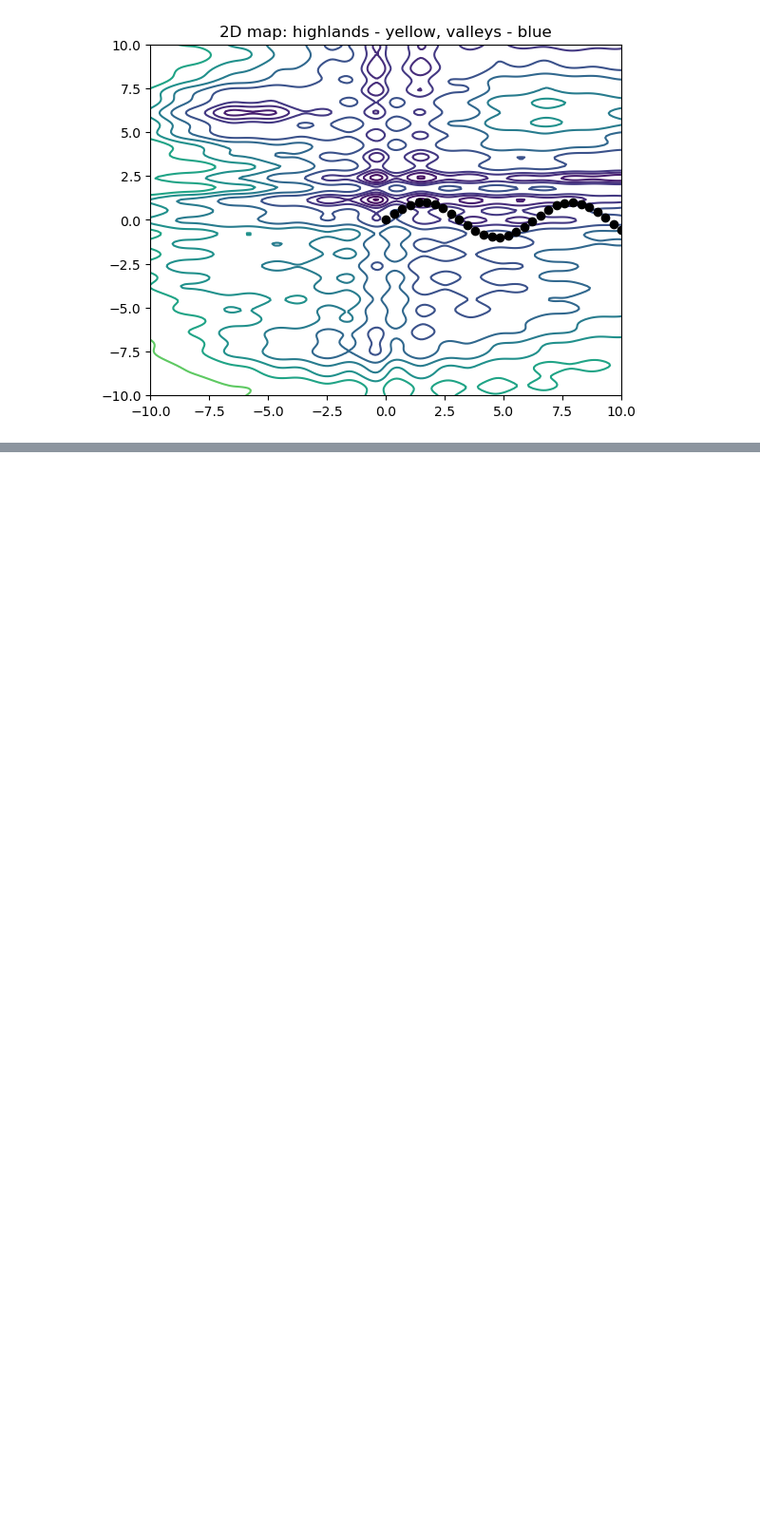
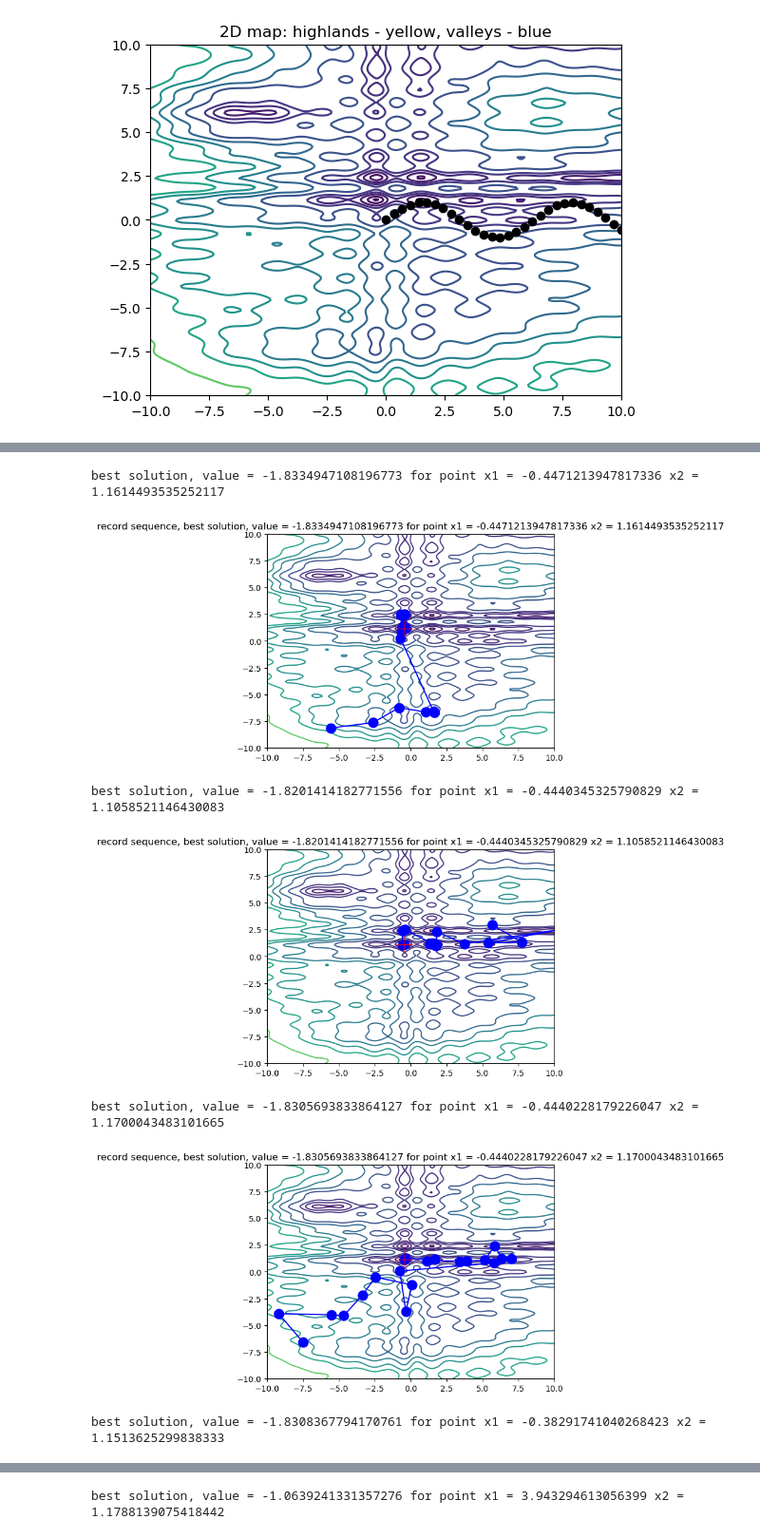
Before and after one commit to kizerek321/AI, a Jupyter notebook: LAB2/02_annealing.ipynb, the cells around one changed output, grey strips where cells are left out. Shown at 95% size. Drawn from its saved outputs; the diff is of its cells as text; code cells hidden in the pictures; blank space fills up the shorter version.

```diff
--- a/LAB2/02_annealing.ipynb
+++ b/LAB2/02_annealing.ipynb
@@ -75,38 +75,51 @@ show_the_point(Solution,"initial solution")
 # %%
-           # initial solution - random point
-def randomSearch():
+T = 15.0           # temperature (randomness coefficient)
+T_init = T
+T_min = 0.01                                # minimal temperature
+wT = 0.9959                          # change of temperature
+c = 1.97  # constant due to the influence of T for acceptance probability
+for i in range(5):
+    num_of_steps = 2000     # number of steps: do not change
+    num_of_parameters = 2   # number of solution parameters
+    N = num_of_parameters
+    Solution = np.random.rand(N)*20-10   # initial solution - random point
     E_min = 10e40							            # minimal function value
     E_prev = 0                                          # previous value of the function
-    Records = np.empty((0,N))
-    T = 1000                                            # temperature (randomness coefficient)
-    E_prev = T
-    T_min = 1e-4                                         # minimal temperature
-    wT = 0.99                                            # change of temperature
-    c = 2                                             # constant due to the influence of T for acceptance probability
-    SolutionNew = np.random.rand(N)*20-10
+    Records = np.empty((0,N)) # array of record solutions
+    T = T_init
+    for ep in range(num_of_steps):
+        SolutionNew = Solution + np.random.uniform(-c, c, 2)  # new solution (should be near previous one !)
 
-    for ep in range(num_of_steps):
-       SolutionNew = SolutionNew - c                                # new solution (should be near previous one !)
+        E = fun3(SolutionNew[0],SolutionNew[1])       # function value for point coordinates
 
-       E = fun3(SolutionNew[0],SolutionNew[1])       # function value for point coordinates
+        dE = E - E_prev                                  # change of function value (dE < 0 means than new solution is better)
 
-       dE = E - E_prev                                  # change of function value (dE < 0 means than new solution is better)
+        p_accept = 1 / (1 + np.exp(dE / (c * T)) )
 
-       p_accept = 1 / (1 + np.exp(dE/(c*T) if dE > 0 else 1))                                   # acceptance probability
-       if np.random.rand() < p_accept:
-          Solution = SolutionNew
-          E_prev = E
+        # Determine if solution is accepted
+        accepted = np.random.rand() < p_accept
 
-       if E_min > E:
-          print("new minimum = " + str(E) + " for point x1 = " + str(SolutionNew[0]) + " x2 = " + str(SolutionNew[1]) + "\n")
+
+        if accepted:
+            Solution = SolutionNew
+            E_prev = E
+
+        if E_min > E:
+          #print("new minimum = " + str(E) + " for point x1 = " + str(SolutionNew[0]) + " x2 = " + str(SolutionNew[1]) + "\n")
           E_min = E
           Solution_min = SolutionNew
           Records = np.append(Records, [SolutionNew], axis = 0)
 
-       T = T * wT                                          # temperature changing (can be only after accaptance or in another place)
-       if T < T_min:
-          T = T_min
+        T = T*wT
     # end of steps loop
     text = "best solution, value = " + str(E_min) + " for point x1 = " + str(Solution_min[0]) + " x2 = " + str(Solution_min[1])
     print(text + "\n")
     show_point_sequence(Records,"record sequence, " + text)
+# %% [output]
+best solution, value = -1.8334947108196773 for point x1 = -0.4471213947817336 x2 = 1.1614493535252117
+[figure, added]
+best solution, value = -1.8201414182771556 for point x1 = -0.4440345325790829 x2 = 1.1058521146430083
+[figure, added]
+best solution, value = -1.8305693833864127 for point x1 = -0.4440228179226047 x2 = 1.1700043483101665
+[figure, added]
+best solution, value = -1.8308367794170761 for point x1 = -0.38291741040268423 x2 = 1.1513625299838333
@@ -112,0 +127 @@ def randomSearch():
+best solution, value = -1.0639241331357276 for point x1 = 3.943294613056399 x2 = 1.1788139075418442
```
Also changed, not shown: parts of 3 cells of this notebook.
